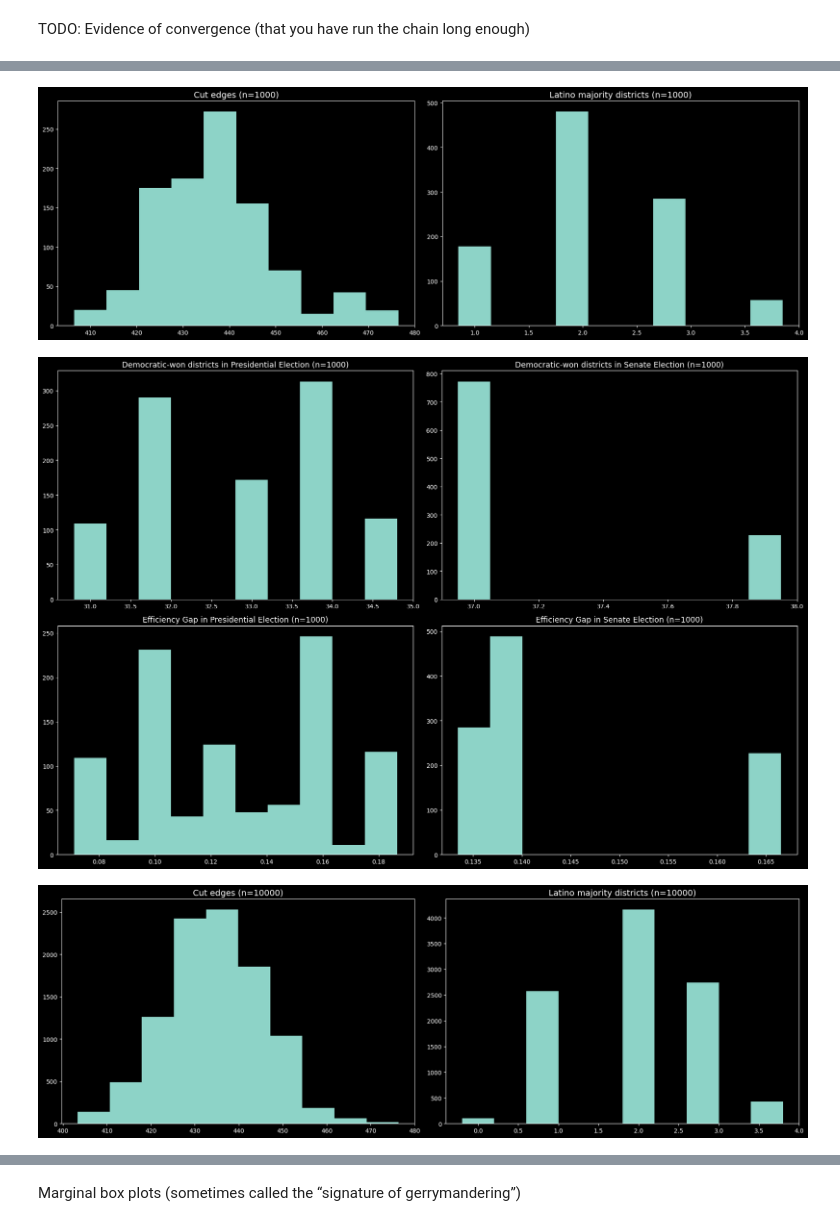
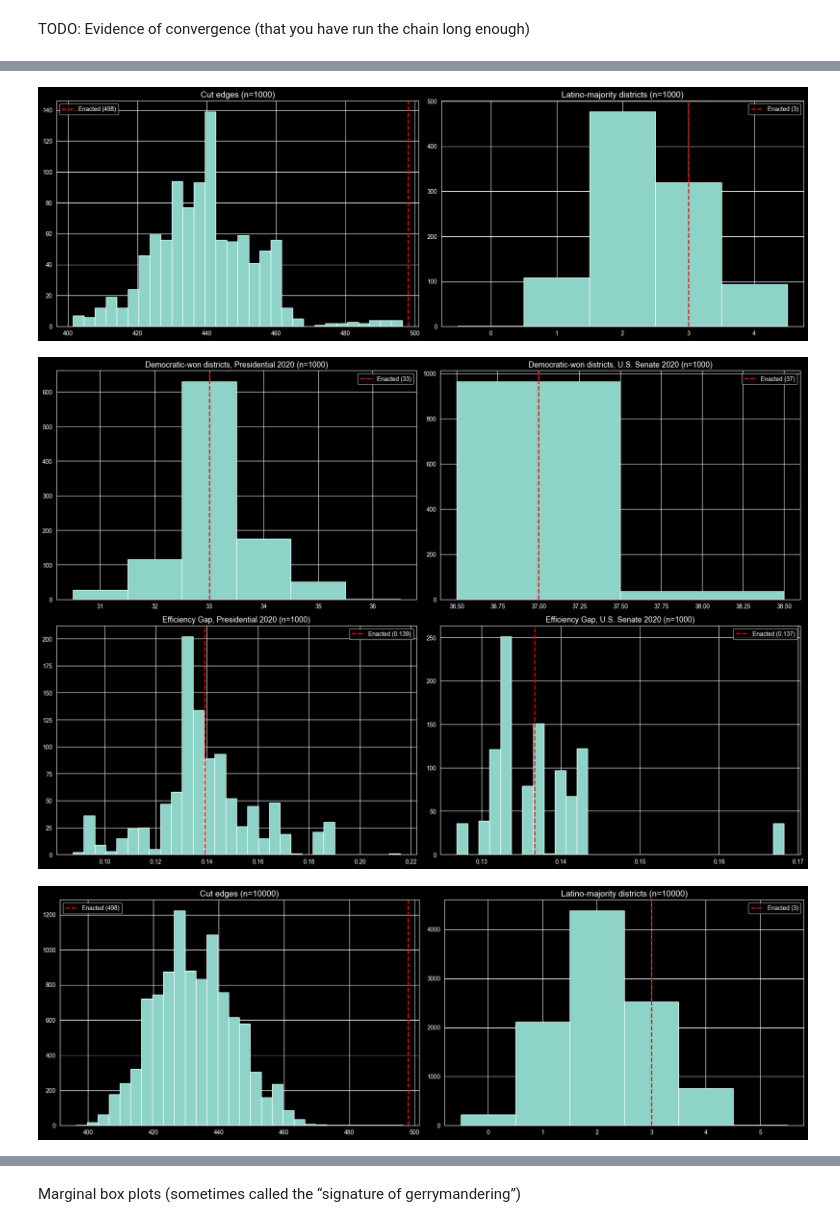
Before and after one commit to TianqiMin8/CS464FinalProject, a Jupyter notebook: FinalProjectChain.ipynb, the cells around one changed output, grey strips where cells are left out. Cells and saved outputs as stored; diff of their text form; code cells hidden in the pictures.

```diff
--- a/FinalProjectChain.ipynb
+++ b/FinalProjectChain.ipynb
@@ -97,7 +113,8 @@ number_of_districts = len(district_summary)
 
 ideal_pop = total_population / number_of_districts
 
-pop_tolerance = 0.1
+# VEST-precinct / census-block boundary
+pop_tolerance = 0.30
 rw_proposal = partial(recom, ## how you choose a next districting plan
                       pop_col = "TOTPOP", ## What data describes population
                       pop_target = ideal_pop, ## What the target/ideal population is for each district
@@ -188,33 +252,49 @@ with warnings.catch_warnings():
 # %%
+# Histograms with enacted-map reference line
+# Each subplot shows the ensemble distribution; the red dashed line marks
+# the value from the 2022 enacted RI Senate map
+
 for size in [1000, 10000, 20000, 40000]:
     fig, axes = plt.subplots(1, 2, figsize=(18, 6))
 
-    axes[0].hist(cutedge_ensemble[:size], align='left')
+    axes[0].hist(cutedge_ensemble[:size], bins=30, align='left')
+    axes[0].axvline(enacted_cut_edges, color='red', linestyle='--', linewidth=2,  label=f'Enacted ({enacted_cut_edges})')
     axes[0].set_title(f"Cut edges (n={size})", fontsize=14)
+    axes[0].legend()
 
-    axes[1].hist(latino_districts_ensemble[:size], align='left')
-    axes[1].set_title(f"Latino majority districts (n={size})", fontsize=14)
+    axes[1].hist(latino_districts_ensemble[:size], bins=range(0, max(latino_districts_ensemble[:size]) + 2), align='left')
+    axes[1].axvline(enacted_latino_districts, color='red', linestyle='--', linewidth=2, label=f'Enacted ({enacted_latino_districts})')
+    axes[1].set_title(f"Latino-majority districts (n={size})", fontsize=14)
+    axes[1].legend()
 
     plt.tight_layout()
     plt.show()
 
     fig, axes = plt.subplots(2, 2, figsize=(18, 12))
 
-    axes[0][0].hist(pres_dem_seats[:size], align='left')
-    axes[0][0].set_title(f"Democratic-won districts in Presidential Election (n={size})", fontsize=13)
+    axes[0][0].hist(pres_dem_seats[:size], bins=range(min(pres_dem_seats[:size]), max(pres_dem_seats[:size]) + 2), align='left')
+    axes[0][0].axvline(enacted_pres_dem_seats, color='red', linestyle='--', linewidth=2,label=f'Enacted ({enacted_pres_dem_seats})')
+    axes[0][0].set_title(f"Democratic-won districts, Presidential 2020 (n={size})", fontsize=13)
+    axes[0][0].legend()
 
-    axes[0][1].hist(sen_dem_seats[:size], align='left')
-    axes[0][1].set_title(f"Democratic-won districts in Senate Election (n={size})", fontsize=13)
+    axes[0][1].hist(sen_dem_seats[:size], bins=range(min(sen_dem_seats[:size]), max(sen_dem_seats[:size]) + 2), align='left')
+    axes[0][1].axvline(enacted_sen_dem_seats, color='red', linestyle='--', linewidth=2,label=f'Enacted ({enacted_sen_dem_seats})')
+    axes[0][1].set_title(f"Democratic-won districts, U.S. Senate 2020 (n={size})", fontsize=13)
+    axes[0][1].legend()
 
-    axes[1][0].hist(pres_eg_scores[:size], align='left')
-    axes[1][0].set_title(f"Efficiency Gap in Presidential Election (n={size})", fontsize=13)
+    axes[1][0].hist(pres_eg_scores[:size], bins=30)
+    axes[1][0].axvline(enacted_pres_eg, color='red', linestyle='--', linewidth=2,  label=f'Enacted ({enacted_pres_eg:.3f})')
+    axes[1][0].set_title(f"Efficiency Gap, Presidential 2020 (n={size})", fontsize=13)
+    axes[1][0].legend()
 
-    axes[1][1].hist(sen_eg_scores[:size], align='left')
-    axes[1][1].set_title(f"Efficiency Gap in Senate Election (n={size})", fontsize=13)
+    axes[1][1].hist(sen_eg_scores[:size], bins=30)
+    axes[1][1].axvline(enacted_sen_eg, color='red', linestyle='--', linewidth=2,label=f'Enacted ({enacted_sen_eg:.3f})')
+    axes[1][1].set_title(f"Efficiency Gap, U.S. Senate 2020 (n={size})", fontsize=13)
+    axes[1][1].legend()
 
     plt.tight_layout()
     plt.show()
 # %% [output]
-[figure, old version]
+[figure, new version]
-[figure, old version]
+[figure, new version]
-[figure, old version]
+[figure, new version]
```
Also changed, not shown: parts of 9 cells of this notebook.
